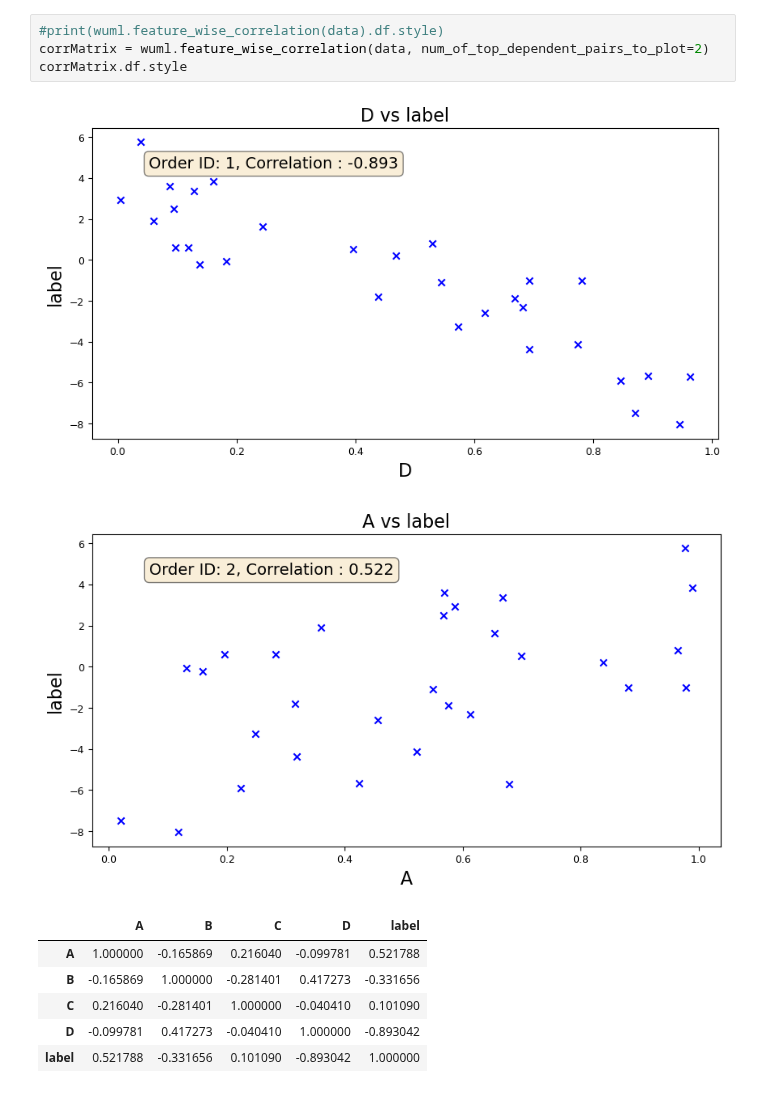
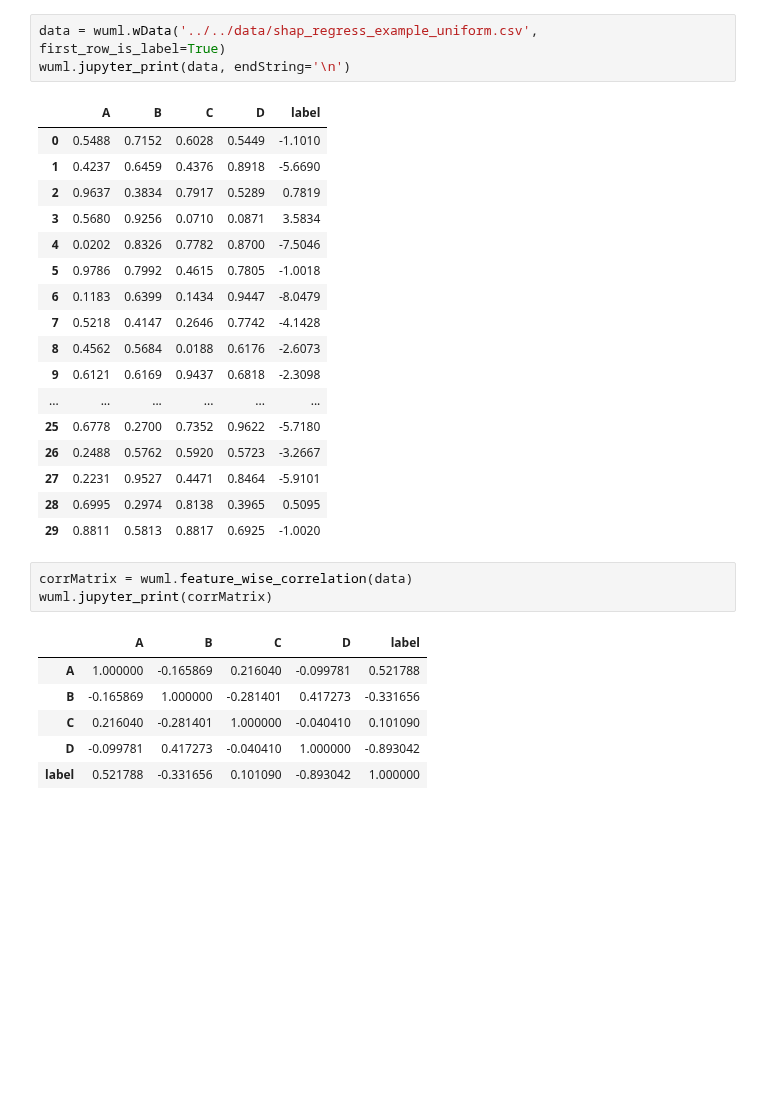
Before and after one commit to endsley/wuML, a Jupyter notebook: examples/data_stats/ipynb/feature_wise_correlation.ipynb, the cells around one changed output. Saved outputs shown, nothing was run; the diff lists cells and outputs as text; blank space fills up the shorter version.

```diff
--- a/examples/data_stats/ipynb/feature_wise_correlation.ipynb
+++ b/examples/data_stats/ipynb/feature_wise_correlation.ipynb
@@ -32,15 +16,33 @@ data.df.style
-# %%
-#print(wuml.feature_wise_correlation(data).df.style)
-corrMatrix = wuml.feature_wise_correlation(data, num_of_top_dependent_pairs_to_plot=2)
-corrMatrix.df.style
-# %% [output]
-[figure, removed]
-[figure, removed]
-|  | A | B | C | D | label |
-| A | 1.000000 | -0.165869 | 0.216040 | -0.099781 | 0.521788 |
-| B | -0.165869 | 1.000000 | -0.281401 | 0.417273 | -0.331656 |
-| C | 0.216040 | -0.281401 | 1.000000 | -0.040410 | 0.101090 |
-| D | -0.099781 | 0.417273 | -0.040410 | 1.000000 | -0.893042 |
-| label | 0.521788 | -0.331656 | 0.101090 | -0.893042 | 1.000000 |
+# %%
+data = wuml.wData('../../data/shap_regress_example_uniform.csv', first_row_is_label=True)
+wuml.jupyter_print(data, endString='\n')
+# %% [output]
+|  | A | B | C | D | label |
+| 0 | 0.5488 | 0.7152 | 0.6028 | 0.5449 | -1.1010 |
+| 1 | 0.4237 | 0.6459 | 0.4376 | 0.8918 | -5.6690 |
+| 2 | 0.9637 | 0.3834 | 0.7917 | 0.5289 | 0.7819 |
+| 3 | 0.5680 | 0.9256 | 0.0710 | 0.0871 | 3.5834 |
+| 4 | 0.0202 | 0.8326 | 0.7782 | 0.8700 | -7.5046 |
+| 5 | 0.9786 | 0.7992 | 0.4615 | 0.7805 | -1.0018 |
+| 6 | 0.1183 | 0.6399 | 0.1434 | 0.9447 | -8.0479 |
+| 7 | 0.5218 | 0.4147 | 0.2646 | 0.7742 | -4.1428 |
+| 8 | 0.4562 | 0.5684 | 0.0188 | 0.6176 | -2.6073 |
+| 9 | 0.6121 | 0.6169 | 0.9437 | 0.6818 | -2.3098 |
+| ... | ... | ... | ... | ... | ... |
+| 25 | 0.6778 | 0.2700 | 0.7352 | 0.9622 | -5.7180 |
+| 26 | 0.2488 | 0.5762 | 0.5920 | 0.5723 | -3.2667 |
+| 27 | 0.2231 | 0.9527 | 0.4471 | 0.8464 | -5.9101 |
+| 28 | 0.6995 | 0.2974 | 0.8138 | 0.3965 | 0.5095 |
+| 29 | 0.8811 | 0.5813 | 0.8817 | 0.6925 | -1.0020 |
+# %%
+corrMatrix = wuml.feature_wise_correlation(data)
+wuml.jupyter_print(corrMatrix)
+# %% [output]
+|  | A | B | C | D | label |
+| A | 1.000000 | -0.165869 | 0.216040 | -0.099781 | 0.521788 |
+| B | -0.165869 | 1.000000 | -0.281401 | 0.417273 | -0.331656 |
+| C | 0.216040 | -0.281401 | 1.000000 | -0.040410 | 0.101090 |
+| D | -0.099781 | 0.417273 | -0.040410 | 1.000000 | -0.893042 |
+| label | 0.521788 | -0.331656 | 0.101090 | -0.893042 | 1.000000 |
 # %%
 top_correlated_pair = wuml.feature_wise_correlation(data, get_top_corr_pairs=True)
```
Also changed, not shown: parts of 5 cells of this notebook, 13 other files.
